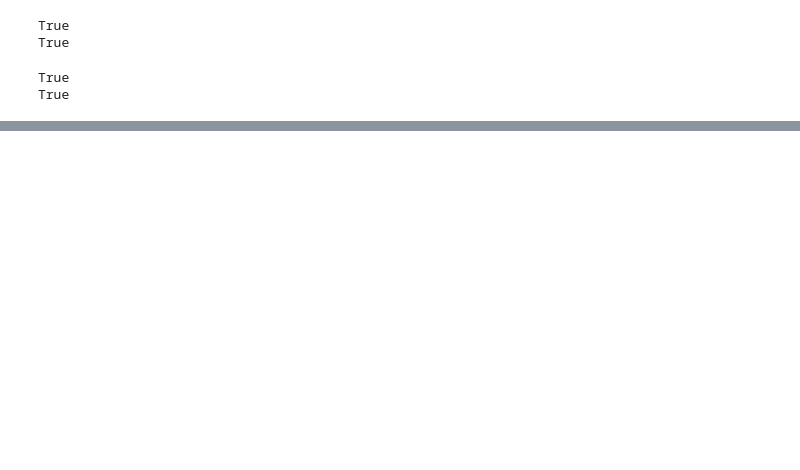
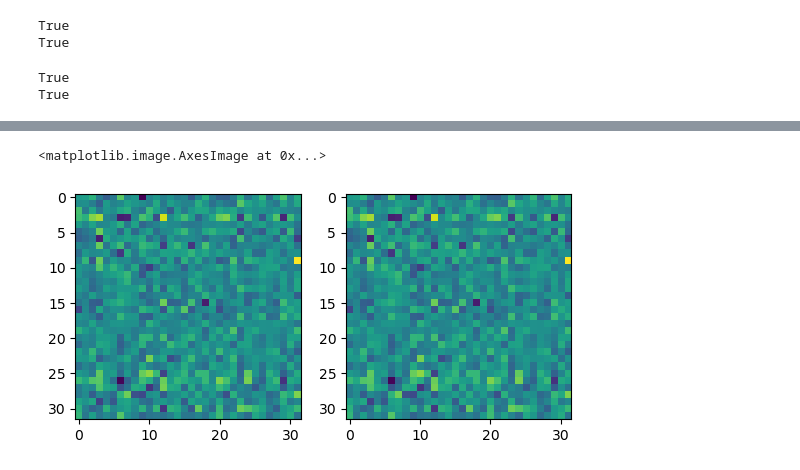
Before and after one commit to akarshkumar0101/synthetic-mdps, a Jupyter notebook: src/retnettest.ipynb, the cells around one changed output, grey strips where cells are left out. Saved outputs shown, nothing was run; the diff lists cells and outputs as text; code cells hidden in the pictures; blank space fills up the shorter version.

```diff
--- a/src/retnettest.ipynb
+++ b/src/retnettest.ipynb
@@ -112,0 +122,12 @@ plt.imshow(a)
+# %%
+def linear_attention_resets(state, qkvdone):  # state: D, D; qkv: T, D; done: T
+    (q, k, v), done = qkvdone
+    done_any, done_before_first, done_after_last = done.any(), done.cumsum() == 0, done.cumsum() == done.sum()
+    q_bef = q * done_before_first[:, None]
+    k_aft = k * done_after_last[:, None]
+    v_aft = v * done_after_last[:, None]
+    mask = make_attn_mask(done)  # T, T
+    attn = mask * (q @ k.T)
+    out = attn @ v + q_bef @ state
+    state = jax.lax.select(done_any, k_aft.T @ v_aft, state + k_aft.T @ v_aft)
+    return state, out
@@ -112,0 +155,8 @@ plt.imshow(a)
+# %%
+plt.subplot(121)
+plt.imshow(state1)
+plt.subplot(122)
+plt.imshow(state2)
+# %% [output]
+<matplotlib.image.AxesImage at 0x...>
+[figure, added]
```
Also changed, not shown: parts of 7 cells of this notebook, 8 other files.
